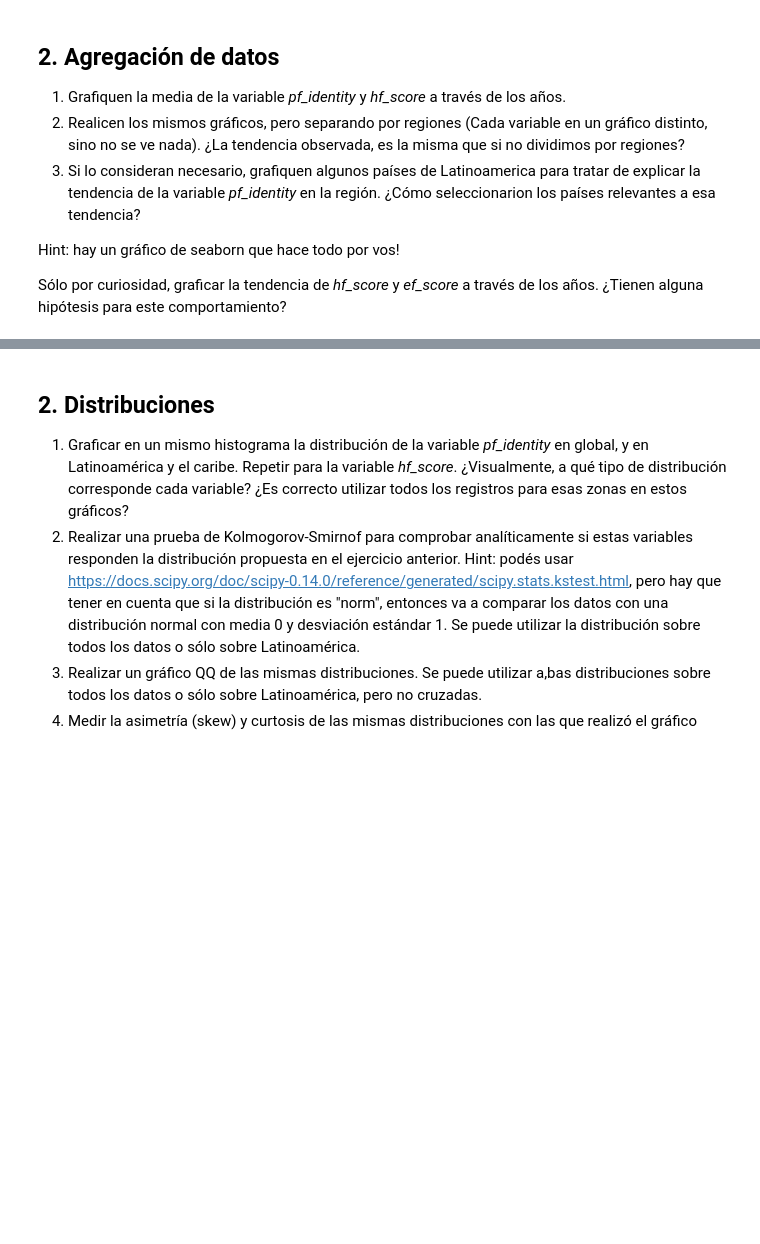
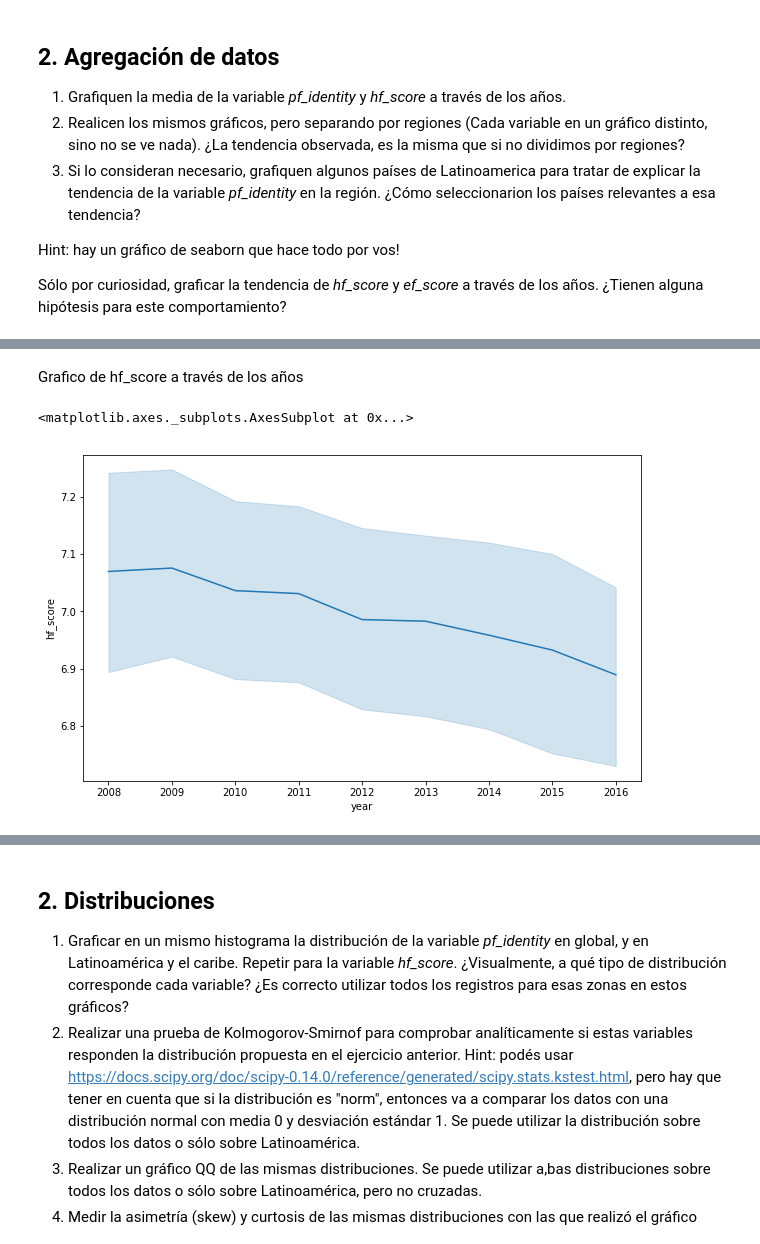
Before and after one commit to manquius/diplodatos_ayv, a Jupyter notebook: 02_practico_Fernando.ipynb, the cells around one changed output, grey strips where cells are left out. Saved outputs shown, nothing was run; the diff lists cells and outputs as text; code cells hidden in the pictures; blank space fills up the shorter version.

```diff
--- a/02_practico_Fernando.ipynb
+++ b/02_practico_Fernando.ipynb
@@ -234,0 +243,8 @@ Sólo por curiosidad, graficar la tendencia de *hf_score* y *ef_score* a través
+# %% [markdown]
+Grafico de hf_score a través de los años
+# %%
+plt.figure(figsize=(10,6))
+seaborn.lineplot(data=world_dataset, x='year', y='hf_score')
+# %% [output]
+<matplotlib.axes._subplots.AxesSubplot at 0x...>
+[figure, added]
```
Also changed, not shown: parts of 12 cells of this notebook.
